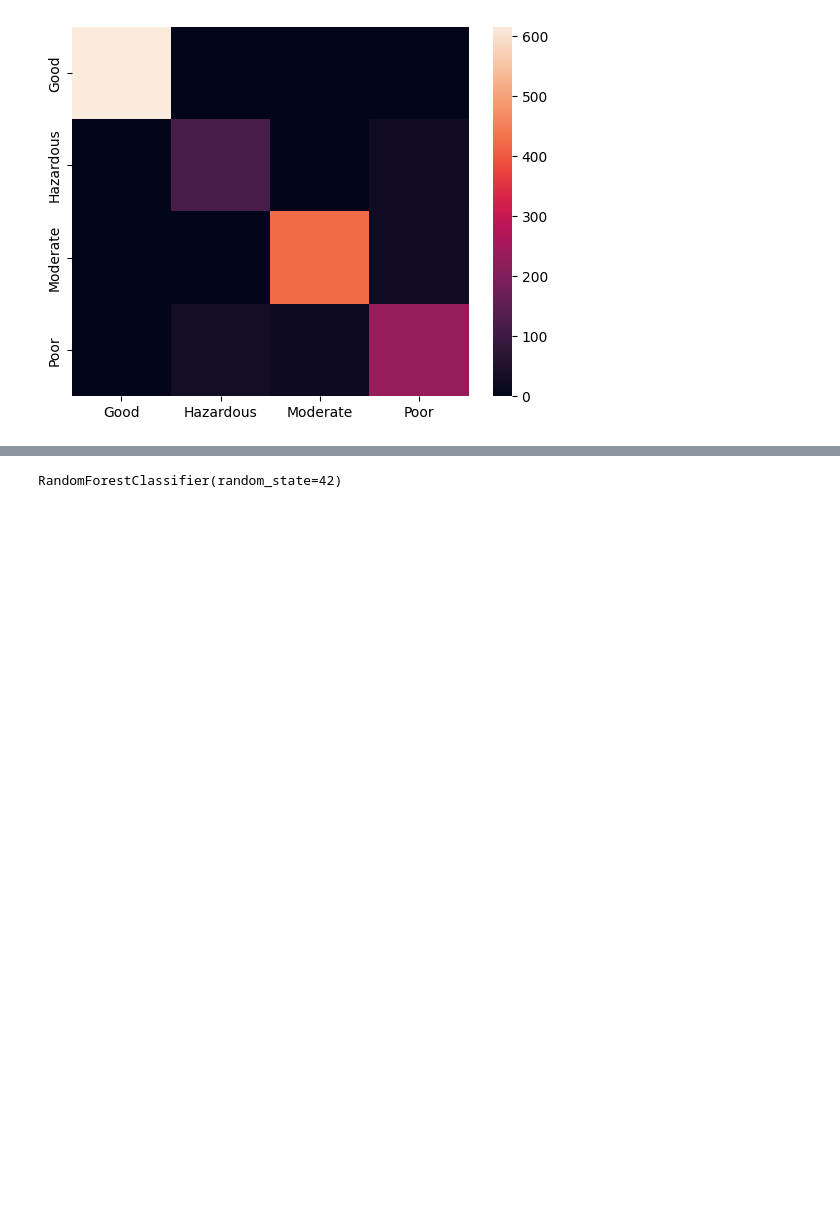
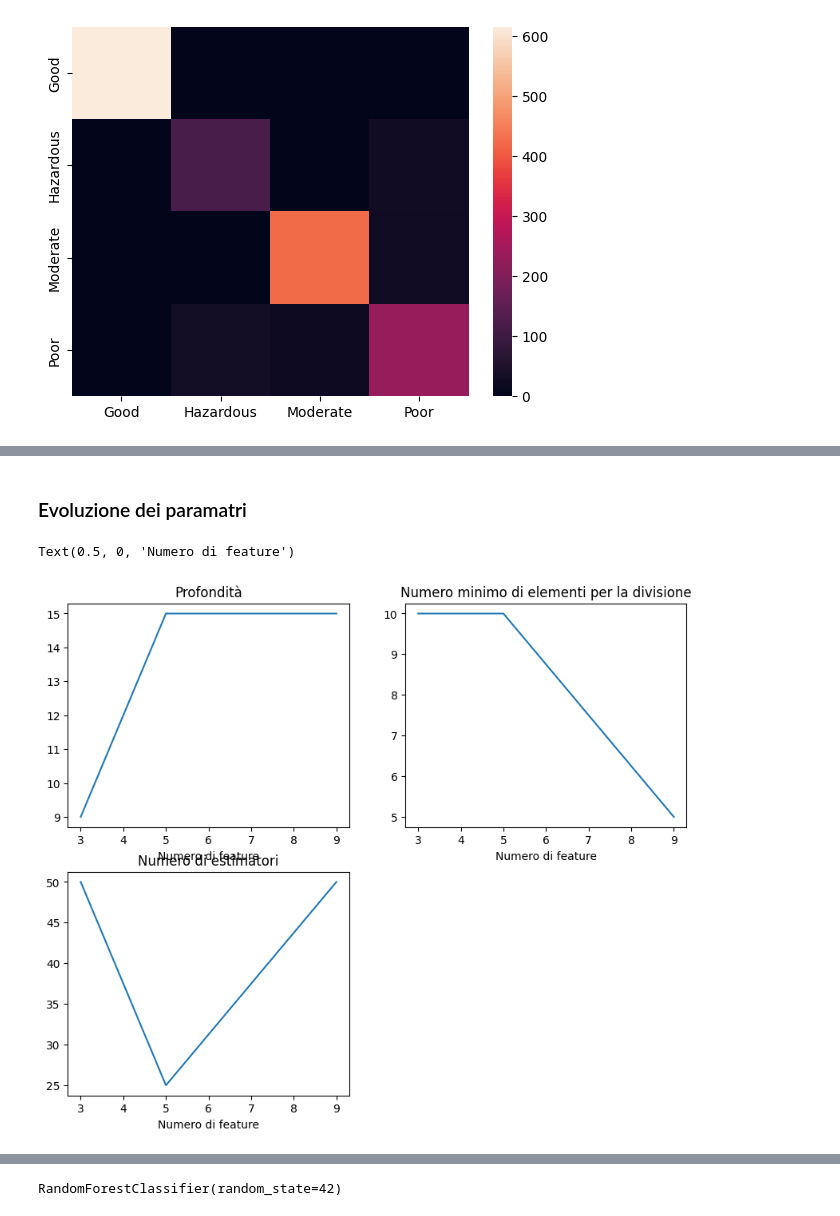
Before and after one commit to MauroMuratore/machine-learning, a Jupyter notebook: main.ipynb, the cells around one changed output, grey strips where cells are left out. Cells and saved outputs as stored; diff of their text form; code cells hidden in the pictures; blank space fills up the shorter version.

```diff
--- a/main.ipynb
+++ b/main.ipynb
@@ -591,7 +582,7 @@ forest_min_search_grid = GridSearchCV(
 )
 forest_min_search_grid.fit(X_min_t, y_train)
 grid_best_params = forest_min_search_grid.best_params_
-forest_param_list.append((grid_best_params["max_depth"], grid_best_params["min_samples_split"]))
+forest_param_list.append((grid_best_params["max_depth"], grid_best_params["min_samples_split"], grid_best_params["n_estimators"]))
 print(grid_best_params)
 # %% [output]
 {'criterion': 'gini', 'max_depth': 9, 'min_samples_split': 10, 'n_estimators': 50}
@@ -653,7 +644,7 @@ forest_mid_search_grid = GridSearchCV(
 )
 forest_mid_search_grid.fit(X_mid_t, y_train)
 grid_best_params = forest_mid_search_grid.best_params_
-forest_param_list.append((grid_best_params["max_depth"], grid_best_params["min_samples_split"]))
+forest_param_list.append((grid_best_params["max_depth"], grid_best_params["min_samples_split"], grid_best_params["n_estimators"]))
 print(grid_best_params)
 # %% [output]
 {'criterion': 'gini', 'max_depth': 15, 'min_samples_split': 10, 'n_estimators': 25}
@@ -697,0 +740,20 @@ plot_confusion_matrix(y_val, y_pred)
+# %% [markdown]
+### Evoluzione dei paramatri
+# %%
+df_forest = pd.DataFrame(forest_param_list, columns=["max_depth", "min_samples_split", "n_estimators"])
+plt.figure(figsize=(10,8))
+plt.subplot(2,2,1)
+plt.plot(x_features, df_forest["max_depth"])
+plt.title("Profondità")
+plt.xlabel("Numero di feature")
+plt.subplot(2,2,2)
+plt.plot(x_features, df_forest["min_samples_split"])
+plt.title("Numero minimo di elementi per la divisione")
+plt.xlabel("Numero di feature")
+plt.subplot(2,2,3)
+plt.plot(x_features, df_forest["n_estimators"])
+plt.title("Numero di estimatori")
+plt.xlabel("Numero di feature")
+# %% [output]
+Text(0.5, 0, 'Numero di feature')
+[figure, added]
```
Also changed, not shown: parts of 102 cells of this notebook.
